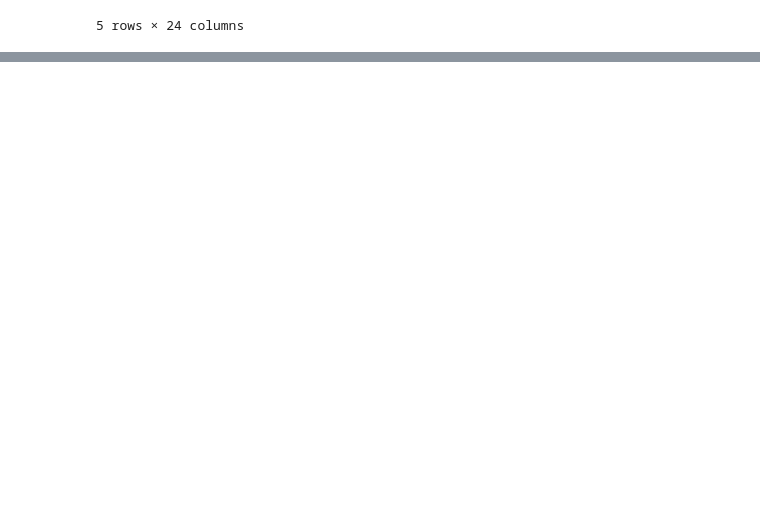
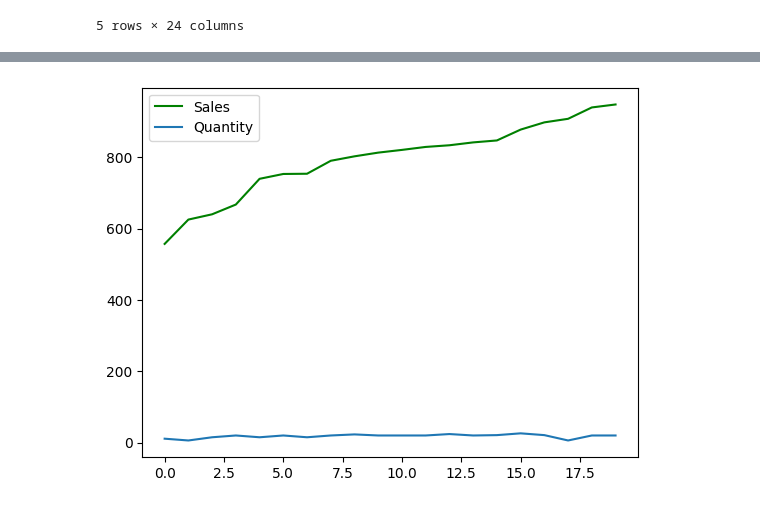
Before and after one commit to Gunjan934/sales-data-analysis, a Jupyter notebook: notebook/Matplotlib_sales_Analysis.ipynb, the cells around one changed output, grey strips where cells are left out. Drawn from its saved outputs; the diff is of its cells as text; code cells hidden in the pictures; blank space fills up the shorter version.

```diff
--- a/notebook/Matplotlib_sales_Analysis.ipynb
+++ b/notebook/Matplotlib_sales_Analysis.ipynb
@@ -35,0 +60,8 @@ plt.show()
+# %%
+#Line plot for Two columns Together
+plt.plot( df["SALES"].head(20),label="Sales",color="green")
+plt.plot(df["QUANTITYORDERED"].head(20), label="Quantity")
+plt.legend()
+plt.show()
+# %% [output]
+[figure, added]
```
Also changed, not shown: parts of 17 cells of this notebook.
